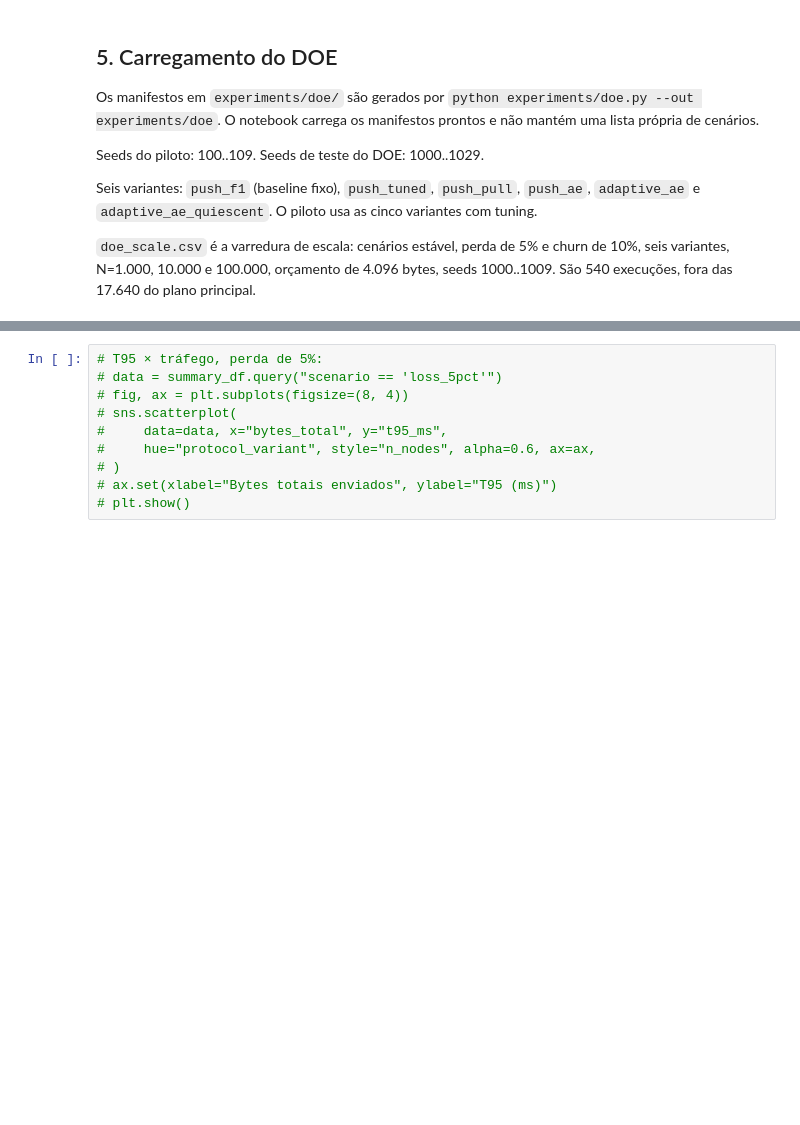
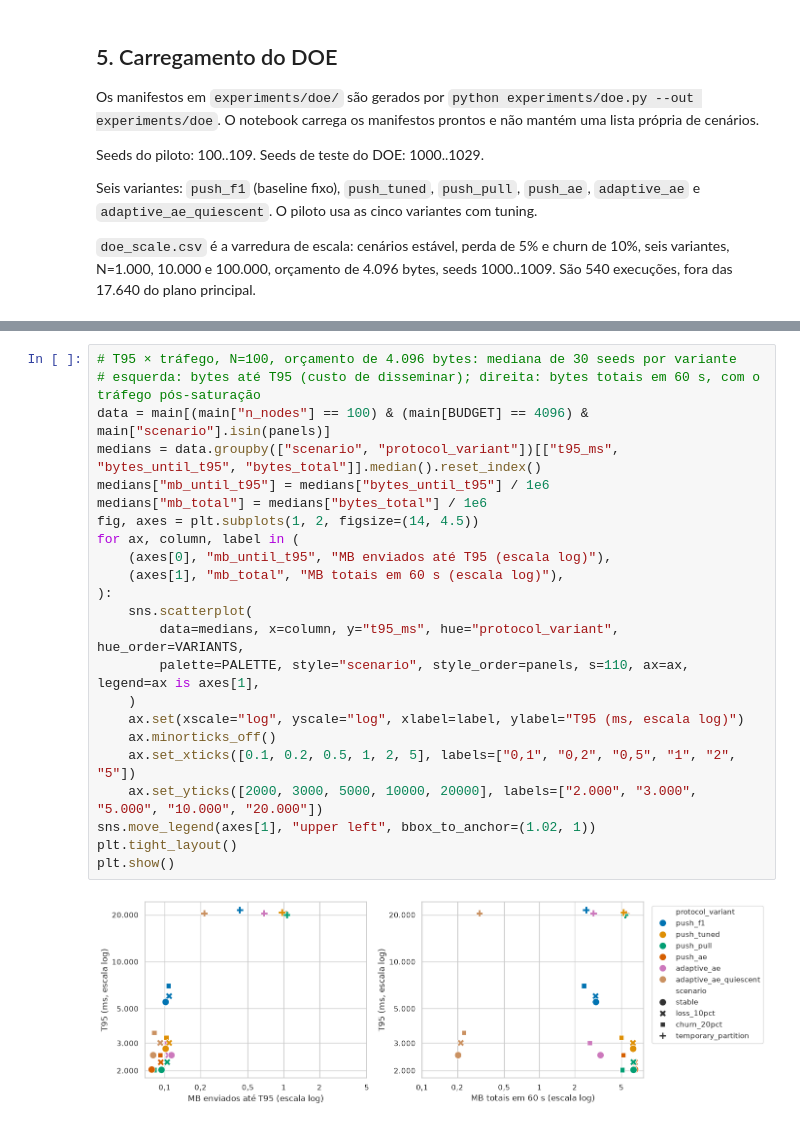
Before and after one commit to vicentemarciot27/exame-gossip, a Jupyter notebook: experiments/notebook.ipynb, the cells around one changed output, grey strips where cells are left out. Drawn from its saved outputs; the diff is of its cells as text; blank space fills up the shorter version.

```diff
--- a/experiments/notebook.ipynb
+++ b/experiments/notebook.ipynb
@@ -305,11 +540,26 @@ A varredura de escala junta `summary_df` (N=50 a 500) e `scale_summary` (N=1.000
 # %%
-# T95 × tráfego, perda de 5%:
-# data = summary_df.query("scenario == 'loss_5pct'")
-# fig, ax = plt.subplots(figsize=(8, 4))
-# sns.scatterplot(
-#     data=data, x="bytes_total", y="t95_ms",
-#     hue="protocol_variant", style="n_nodes", alpha=0.6, ax=ax,
-# )
-# ax.set(xlabel="Bytes totais enviados", ylabel="T95 (ms)")
-# plt.show()
+# T95 × tráfego, N=100, orçamento de 4.096 bytes: mediana de 30 seeds por variante
+# esquerda: bytes até T95 (custo de disseminar); direita: bytes totais em 60 s, com o tráfego pós-saturação
+data = main[(main["n_nodes"] == 100) & (main[BUDGET] == 4096) & main["scenario"].isin(panels)]
+medians = data.groupby(["scenario", "protocol_variant"])[["t95_ms", "bytes_until_t95", "bytes_total"]].median().reset_index()
+medians["mb_until_t95"] = medians["bytes_until_t95"] / 1e6
+medians["mb_total"] = medians["bytes_total"] / 1e6
+fig, axes = plt.subplots(1, 2, figsize=(14, 4.5))
+for ax, column, label in (
+    (axes[0], "mb_until_t95", "MB enviados até T95 (escala log)"),
+    (axes[1], "mb_total", "MB totais em 60 s (escala log)"),
+):
+    sns.scatterplot(
+        data=medians, x=column, y="t95_ms", hue="protocol_variant", hue_order=VARIANTS,
+        palette=PALETTE, style="scenario", style_order=panels, s=110, ax=ax, legend=ax is axes[1],
+    )
+    ax.set(xscale="log", yscale="log", xlabel=label, ylabel="T95 (ms, escala log)")
+    ax.minorticks_off()
+    ax.set_xticks([0.1, 0.2, 0.5, 1, 2, 5], labels=["0,1", "0,2", "0,5", "1", "2", "5"])
+    ax.set_yticks([2000, 3000, 5000, 10000, 20000], labels=["2.000", "3.000", "5.000", "10.000", "20.000"])
+sns.move_legend(axes[1], "upper left", bbox_to_anchor=(1.02, 1))
+plt.tight_layout()
+plt.show()
+# %% [output]
+[figure, added]
 # %%
```
Also changed, not shown: parts of 31 cells of this notebook, 28 other files.
